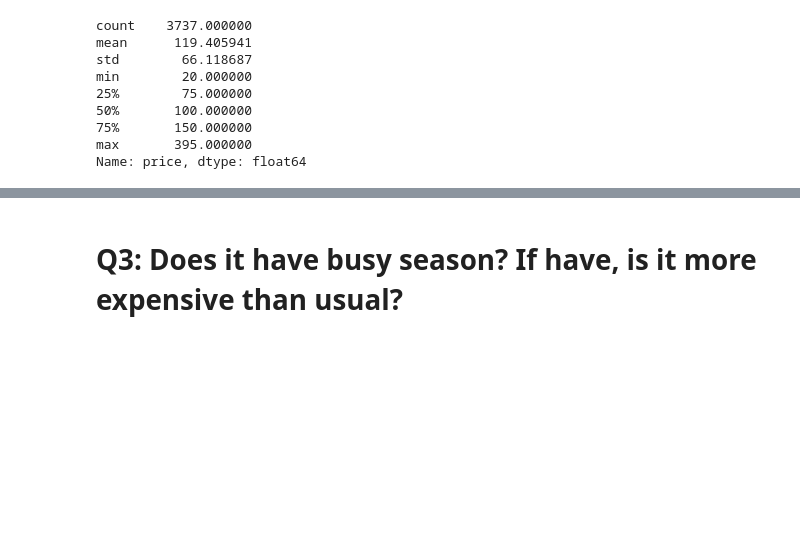
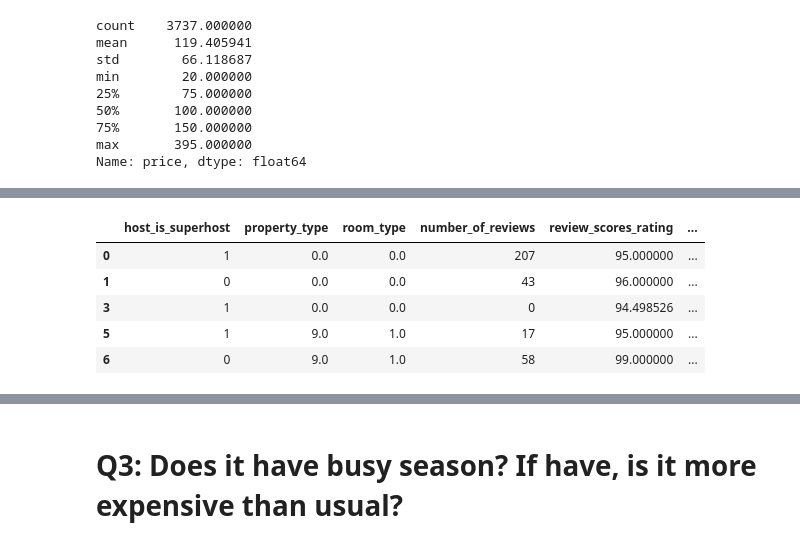
Before and after one commit to agave030/Udacity_nanodegree_data_scientist, a Jupyter notebook: Project 1/Seattle_data_analyzing.ipynb, the cells around one changed output, grey strips where cells are left out. Saved outputs shown, nothing was run; the diff lists cells and outputs as text; code cells hidden in the pictures; blank space fills up the shorter version.

```diff
--- a/Project 1/Seattle_data_analyzing.ipynb
+++ b/Project 1/Seattle_data_analyzing.ipynb
@@ -249,0 +324,7 @@ Because the review doesn't mean the outlier, I don't remove any data.
+# %%
+from sklearn.preprocessing import OrdinalEncoder
+
+ord_enc = OrdinalEncoder()
+X['property_type'] = ord_enc.fit_transform(X[['property_type']])
+X['room_type'] = ord_enc.fit_transform(X[['room_type']])
+X['cancellation_policy'] = ord_enc.fit_transform(X[['cancellation_policy']])
@@ -249,0 +337,11 @@ Because the review doesn't mean the outlier, I don't remove any data.
+# %%
+X['review_scores_rating'] = X['review_scores_rating'].fillna(X['review_scores_rating'].mean())
+# %%
+X.head()
+# %% [output]
+|  | host_is_superhost | property_type | room_type | number_of_reviews | review_scores_rating | ... |
+| 0 | 1 | 0.0 | 0.0 | 207 | 95.000000 | ... |
+| 1 | 0 | 0.0 | 0.0 | 43 | 96.000000 | ... |
+| 3 | 1 | 0.0 | 0.0 | 0 | 94.498526 | ... |
+| 5 | 1 | 9.0 | 1.0 | 17 | 95.000000 | ... |
+| 6 | 0 | 9.0 | 1.0 | 58 | 99.000000 | ... |
```
Also changed, not shown: parts of 63 cells of this notebook, 1 other file.
